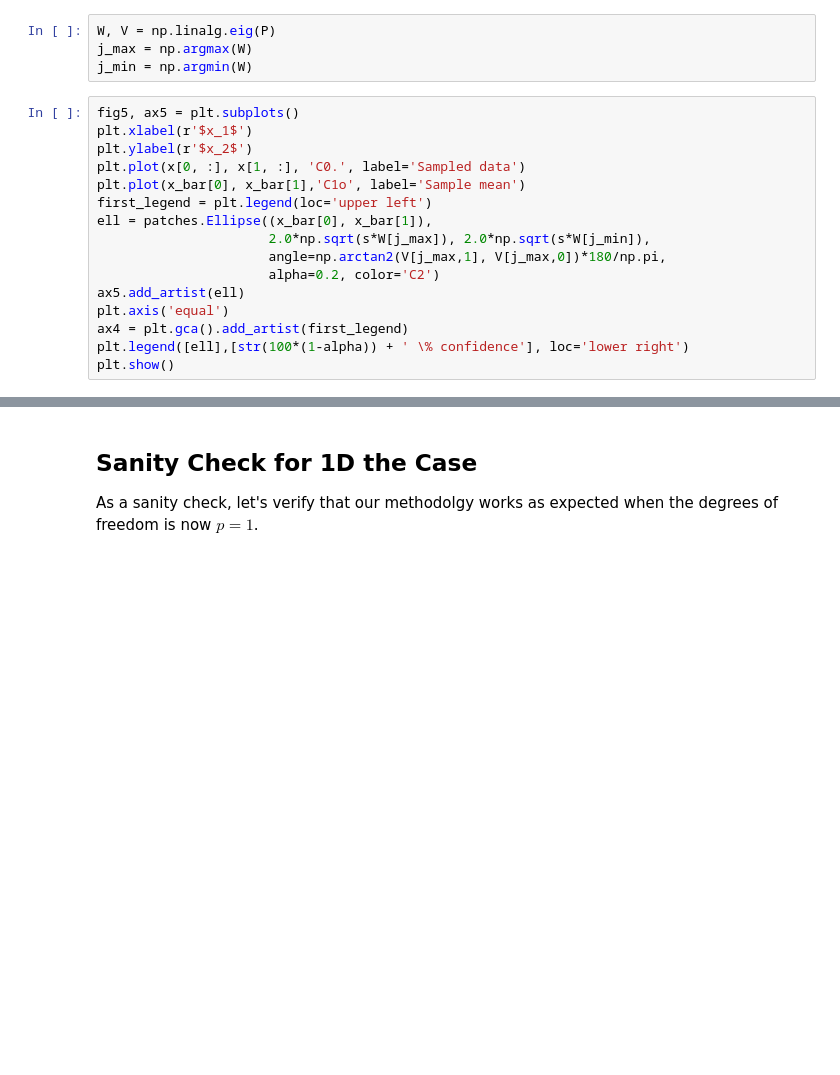
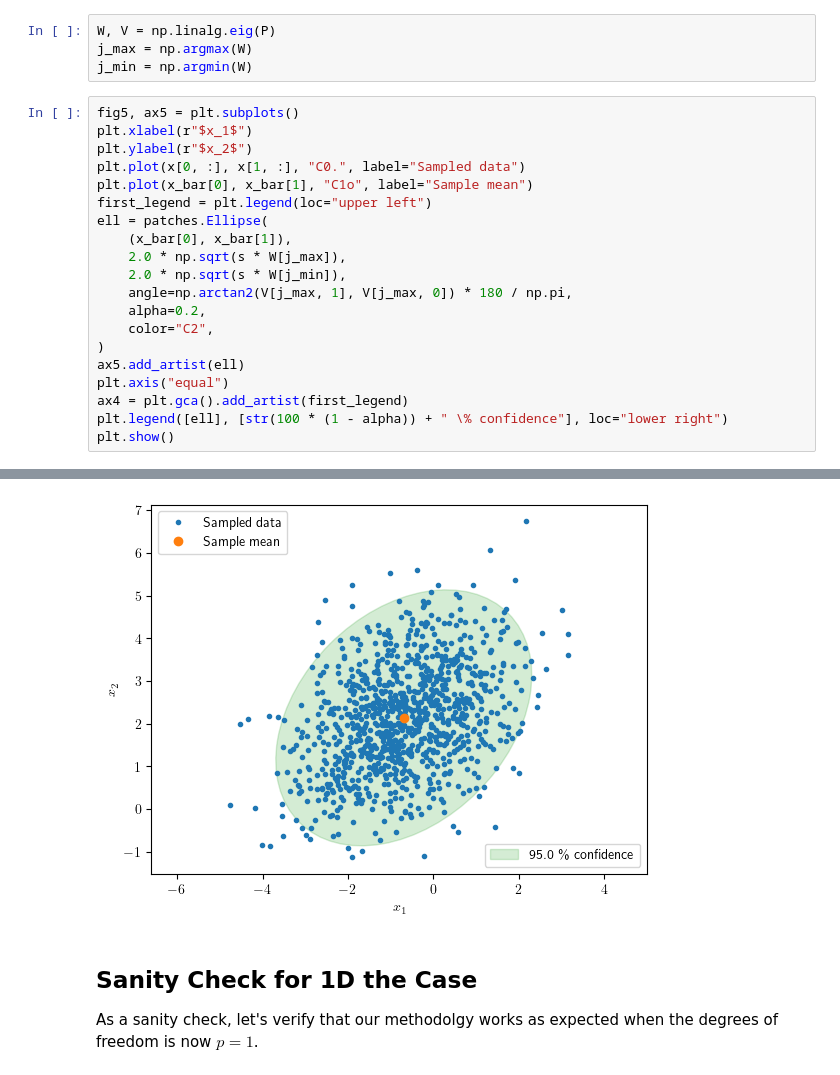
Before and after one commit to botprof/plotting-uncertainty-ellipses, a Jupyter notebook: plotting-uncertainty-ellipses.ipynb, the cells around one changed output, grey strips where cells are left out. Saved outputs shown, nothing was run; the diff lists cells and outputs as text; blank space fills up the shorter version.

```diff
--- a/plotting-uncertainty-ellipses.ipynb
+++ b/plotting-uncertainty-ellipses.ipynb
@@ -166,18 +175,22 @@ j_max = np.argmax(W)
 j_min = np.argmin(W)
 # %%
 fig5, ax5 = plt.subplots()
-plt.xlabel(r'$x_1$')
-plt.ylabel(r'$x_2$')
-plt.plot(x[0, :], x[1, :], 'C0.', label='Sampled data')
-plt.plot(x_bar[0], x_bar[1],'C1o', label='Sample mean')
-first_legend = plt.legend(loc='upper left')
-ell = patches.Ellipse((x_bar[0], x_bar[1]),
-                      2.0*np.sqrt(s*W[j_max]), 2.0*np.sqrt(s*W[j_min]),
-                      angle=np.arctan2(V[j_max,1], V[j_max,0])*180/np.pi,
-                      alpha=0.2, color='C2')
+plt.xlabel(r"$x_1$")
+plt.ylabel(r"$x_2$")
+plt.plot(x[0, :], x[1, :], "C0.", label="Sampled data")
+plt.plot(x_bar[0], x_bar[1], "C1o", label="Sample mean")
+first_legend = plt.legend(loc="upper left")
+ell = patches.Ellipse(
+    (x_bar[0], x_bar[1]),
+    2.0 * np.sqrt(s * W[j_max]),
+    2.0 * np.sqrt(s * W[j_min]),
+    angle=np.arctan2(V[j_max, 1], V[j_max, 0]) * 180 / np.pi,
+    alpha=0.2,
+    color="C2",
+)
 ax5.add_artist(ell)
-plt.axis('equal')
+plt.axis("equal")
 ax4 = plt.gca().add_artist(first_legend)
-plt.legend([ell],[str(100*(1-alpha)) + ' \% confidence'], loc='lower right')
+plt.legend([ell], [str(100 * (1 - alpha)) + " \% confidence"], loc="lower right")
 plt.show()
 # %% [output]
@@ -185,3 +197,4 @@ plt.show()
+[figure, added]
 # %% [markdown]
 ## Sanity Check for 1D the Case
 
```
Also changed, not shown: parts of 9 cells of this notebook, 2 other files.
